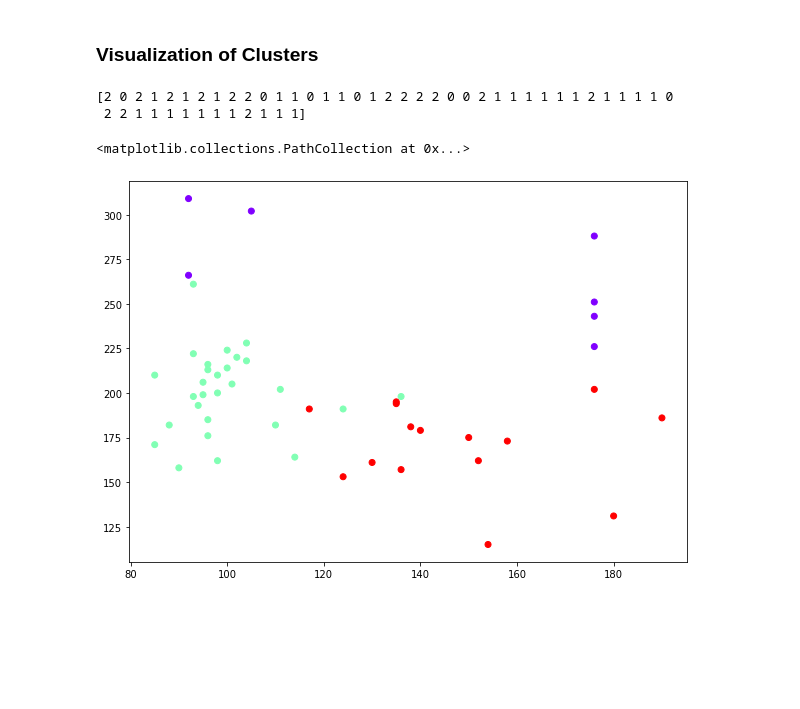
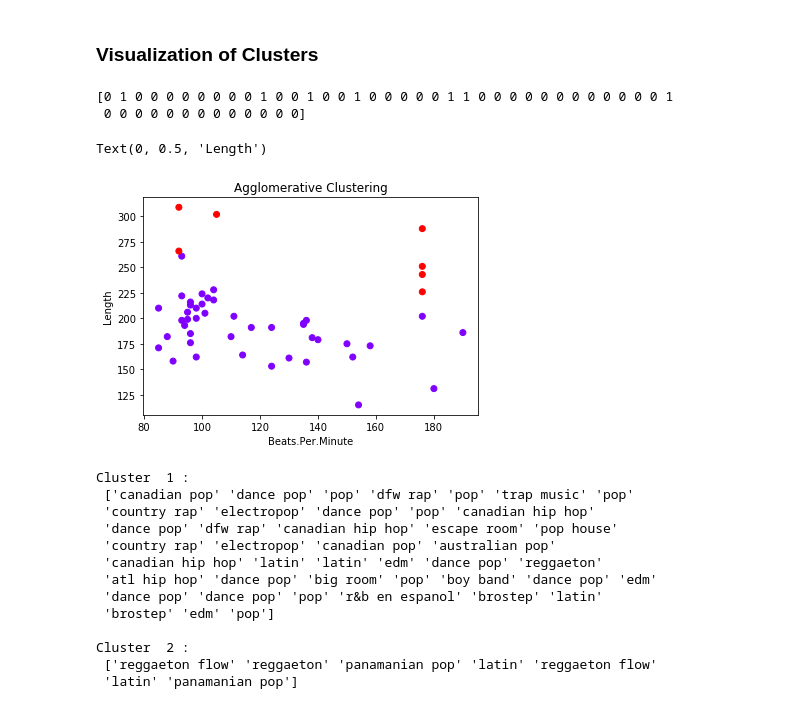
Before and after one commit to dbump3/CS4641SpotifyProject, a Jupyter notebook: clustering.ipynb, the cells around one changed output. Cells and saved outputs as stored; diff of their text form; code cells hidden in the pictures; blank space fills up the shorter version.

```diff
--- a/clustering.ipynb
+++ b/clustering.ipynb
@@ -111,13 +93,40 @@ The highest correlation exists between Beats.Per.Minute and Length.
 ### Visualization of Clusters
 # %%
 # https://stackabuse.com/hierarchical-clustering-with-python-and-scikit-learn/
-clustering = AgglomerativeClustering(n_clusters=3, linkage='ward').fit(numeric_data)
+clustering = AgglomerativeClustering(n_clusters=2, linkage='ward').fit(numeric_data)
 print(clustering.labels_)
 
-plt.figure(figsize=(10, 7))
-plt.scatter(numeric_data[:,0], numeric_data[:,6], c=clustering.labels_, cmap='rainbow')
+fig = plt.figure()
+ax = fig.add_subplot(111)
+ax.scatter(numeric_data[:,0], numeric_data[:,6], c=clustering.labels_, cmap='rainbow')
+ax.set_title('Agglomerative Clustering')
+ax.set_xlabel('Beats.Per.Minute')
+ax.set_ylabel('Length')
 # %% [output]
-[2 0 2 1 2 1 2 1 2 2 0 1 1 0 1 1 0 1 2 2 2 2 0 0 2 1 1 1 1 1 1 2 1 1 1 1 0
- 2 2 1 1 1 1 1 1 1 2 1 1 1]
+[0 1 0 0 0 0 0 0 0 0 1 0 0 1 0 0 1 0 0 0 0 0 1 1 0 0 0 0 0 0 0 0 0 0 0 0 1
+ 0 0 0 0 0 0 0 0 0 0 0 0 0]
-<matplotlib.collections.PathCollection at 0x...>
+Text(0, 0.5, 'Length')
-[figure, old version]
+[figure, new version]
+# %%
+# fig = plt.figure()
+# ax = fig.add_subplot(111)
+
+for i in range(max(clustering.labels_) + 1):
+    c =  np.argwhere(clustering.labels_ == i)
+    print('Cluster ', i + 1, ':\n', np.squeeze(data[[c]][:,:,3]), '\n')
+
+# ax.bar(data[:,3], data[[c1]][:,:,3])
+# %% [output]
+Cluster  1 :
+ ['canadian pop' 'dance pop' 'pop' 'dfw rap' 'pop' 'trap music' 'pop'
+ 'country rap' 'electropop' 'dance pop' 'pop' 'canadian hip hop'
+ 'dance pop' 'dfw rap' 'canadian hip hop' 'escape room' 'pop house'
+ 'country rap' 'electropop' 'canadian pop' 'australian pop'
+ 'canadian hip hop' 'latin' 'latin' 'edm' 'dance pop' 'reggaeton'
+ 'atl hip hop' 'dance pop' 'big room' 'pop' 'boy band' 'dance pop' 'edm'
+ 'dance pop' 'dance pop' 'pop' 'r&b en espanol' 'brostep' 'latin'
+ 'brostep' 'edm' 'pop']
+
+Cluster  2 :
+ ['reggaeton flow' 'reggaeton' 'panamanian pop' 'latin' 'reggaeton flow'
+ 'latin' 'panamanian pop']
```
Also changed, not shown: parts of 1 cell of this notebook.
